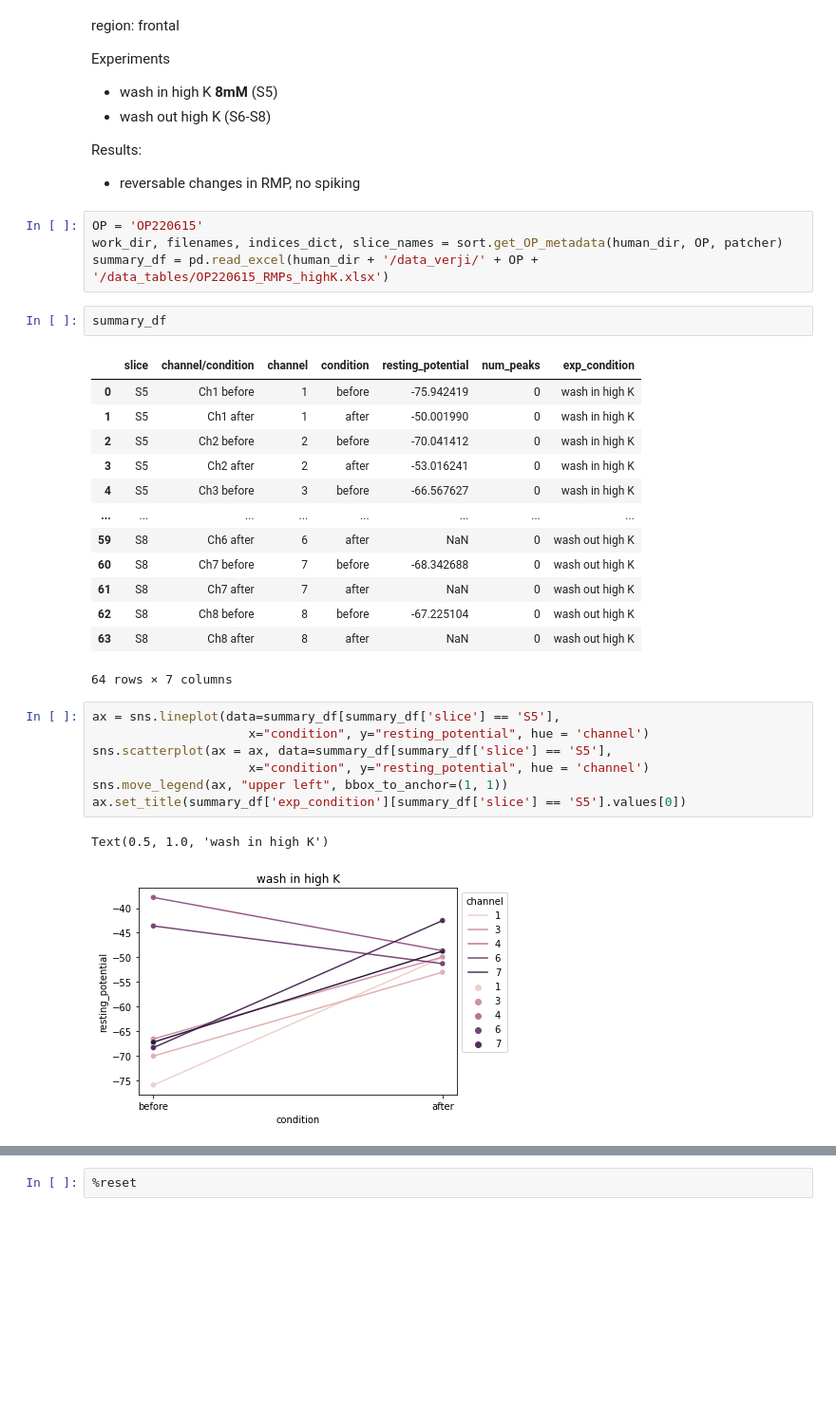
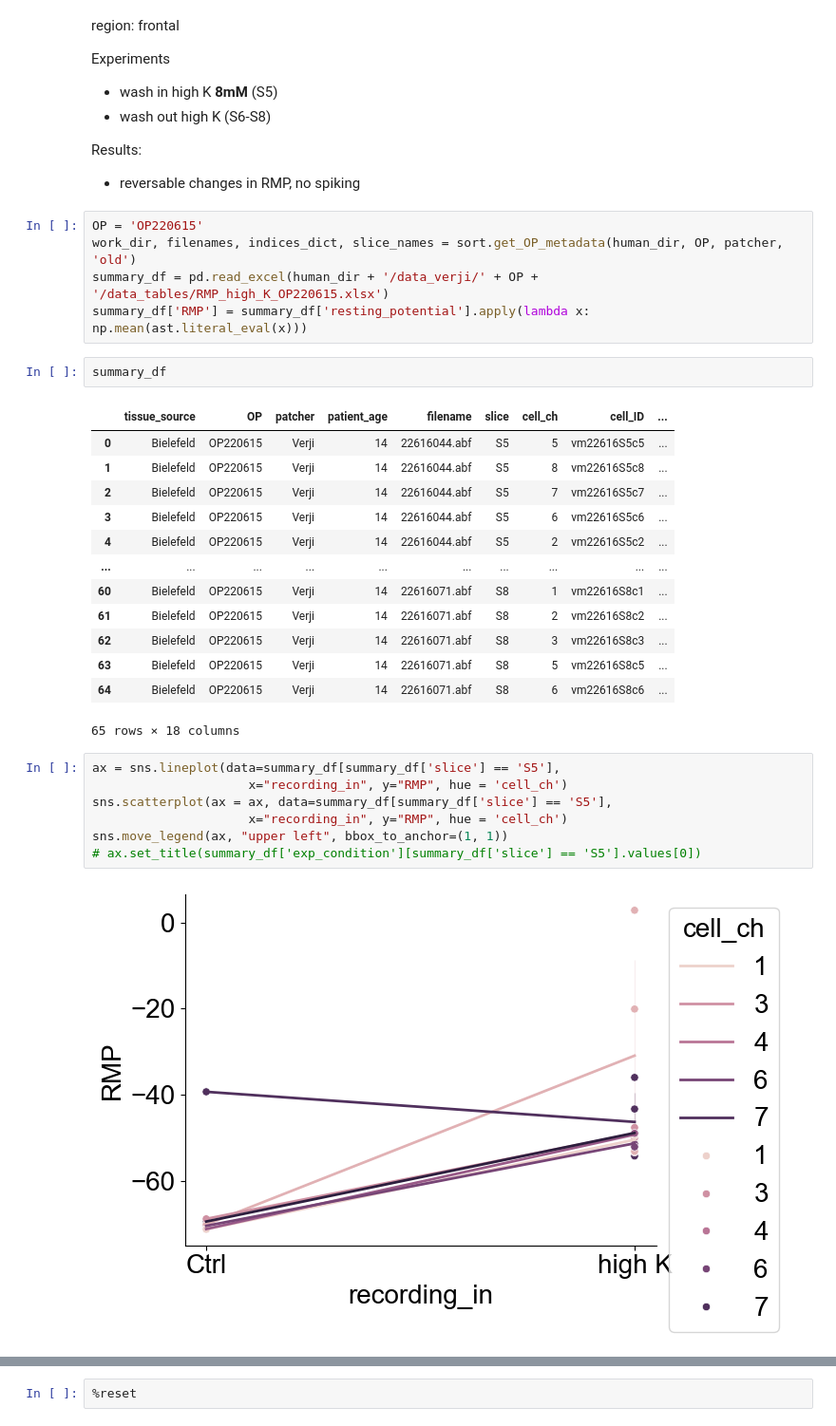
Before and after one commit to verjiniaM/Human-slice-scripts, a Jupyter notebook: notebooks_and_main_executions/testing_high_K_condition.ipynb, the cells around one changed output, grey strips where cells are left out. Shown at 95% size. Cells and saved outputs as stored; diff of their text form; blank space fills up the shorter version.

```diff
--- a/notebooks_and_main_executions/testing_high_K_condition.ipynb
+++ b/notebooks_and_main_executions/testing_high_K_condition.ipynb
@@ -122,33 +141,33 @@ Results:
 - reversable changes in RMP, no spiking
 # %%
 OP = 'OP220615'
-work_dir, filenames, indices_dict, slice_names = sort.get_OP_metadata(human_dir, OP, patcher)
-summary_df = pd.read_excel(human_dir + '/data_verji/' + OP + '/data_tables/OP220615_RMPs_highK.xlsx')
+work_dir, filenames, indices_dict, slice_names = sort.get_OP_metadata(human_dir, OP, patcher, 'old')
+summary_df = pd.read_excel(human_dir + '/data_verji/' + OP + '/data_tables/RMP_high_K_OP220615.xlsx')
+summary_df['RMP'] = summary_df['resting_potential'].apply(lambda x: np.mean(ast.literal_eval(x)))
 # %%
 summary_df
 # %% [output]
-|  | slice | channel/condition | channel | condition | resting_potential | num_peaks | exp_condition |
-| 0 | S5 | Ch1 before | 1 | before | -75.942419 | 0 | wash in high K |
-| 1 | S5 | Ch1 after | 1 | after | -50.001990 | 0 | wash in high K |
-| 2 | S5 | Ch2 before | 2 | before | -70.041412 | 0 | wash in high K |
-| 3 | S5 | Ch2 after | 2 | after | -53.016241 | 0 | wash in high K |
-| 4 | S5 | Ch3 before | 3 | before | -66.567627 | 0 | wash in high K |
-| ... | ... | ... | ... | ... | ... | ... | ... |
-| 59 | S8 | Ch6 after | 6 | after | NaN | 0 | wash out high K |
-| 60 | S8 | Ch7 before | 7 | before | -68.342688 | 0 | wash out high K |
-| 61 | S8 | Ch7 after | 7 | after | NaN | 0 | wash out high K |
-| 62 | S8 | Ch8 before | 8 | before | -67.225104 | 0 | wash out high K |
-| 63 | S8 | Ch8 after | 8 | after | NaN | 0 | wash out high K |
+|  | tissue_source | OP | patcher | patient_age | filename | slice | cell_ch | cell_ID | ... |
+| 0 | Bielefeld | OP220615 | Verji | 14 | 22616044.abf | S5 | 5 | vm22616S5c5 | ... |
+| 1 | Bielefeld | OP220615 | Verji | 14 | 22616044.abf | S5 | 8 | vm22616S5c8 | ... |
+| 2 | Bielefeld | OP220615 | Verji | 14 | 22616044.abf | S5 | 7 | vm22616S5c7 | ... |
+| 3 | Bielefeld | OP220615 | Verji | 14 | 22616044.abf | S5 | 6 | vm22616S5c6 | ... |
+| 4 | Bielefeld | OP220615 | Verji | 14 | 22616044.abf | S5 | 2 | vm22616S5c2 | ... |
+| ... | ... | ... | ... | ... | ... | ... | ... | ... | ... |
+| 60 | Bielefeld | OP220615 | Verji | 14 | 22616071.abf | S8 | 1 | vm22616S8c1 | ... |
+| 61 | Bielefeld | OP220615 | Verji | 14 | 22616071.abf | S8 | 2 | vm22616S8c2 | ... |
+| 62 | Bielefeld | OP220615 | Verji | 14 | 22616071.abf | S8 | 3 | vm22616S8c3 | ... |
+| 63 | Bielefeld | OP220615 | Verji | 14 | 22616071.abf | S8 | 5 | vm22616S8c5 | ... |
+| 64 | Bielefeld | OP220615 | Verji | 14 | 22616071.abf | S8 | 6 | vm22616S8c6 | ... |
-64 rows × 7 columns
+65 rows × 18 columns
 # %%
 ax = sns.lineplot(data=summary_df[summary_df['slice'] == 'S5'],
-                     x="condition", y="resting_potential", hue = 'channel')
+                     x="recording_in", y="RMP", hue = 'cell_ch')
 sns.scatterplot(ax = ax, data=summary_df[summary_df['slice'] == 'S5'],
-                     x="condition", y="resting_potential", hue = 'channel')
+                     x="recording_in", y="RMP", hue = 'cell_ch')
 sns.move_legend(ax, "upper left", bbox_to_anchor=(1, 1))
-ax.set_title(summary_df['exp_condition'][summary_df['slice'] == 'S5'].values[0])
+# ax.set_title(summary_df['exp_condition'][summary_df['slice'] == 'S5'].values[0])
 # %% [output]
-Text(0.5, 1.0, 'wash in high K')
-[figure, old version]
+[figure, new version]
 # %%
 ax = sns.lineplot(data=summary_df[summary_df['slice'] == 'S6'],
```
Also changed, not shown: parts of 26 cells of this notebook, 13 other files.
